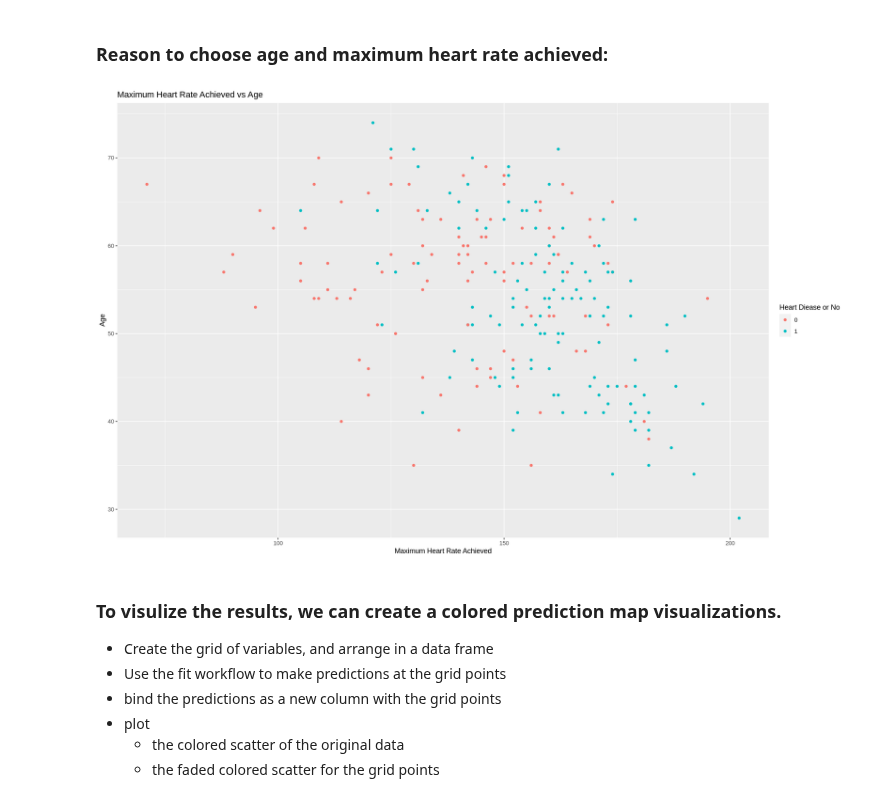
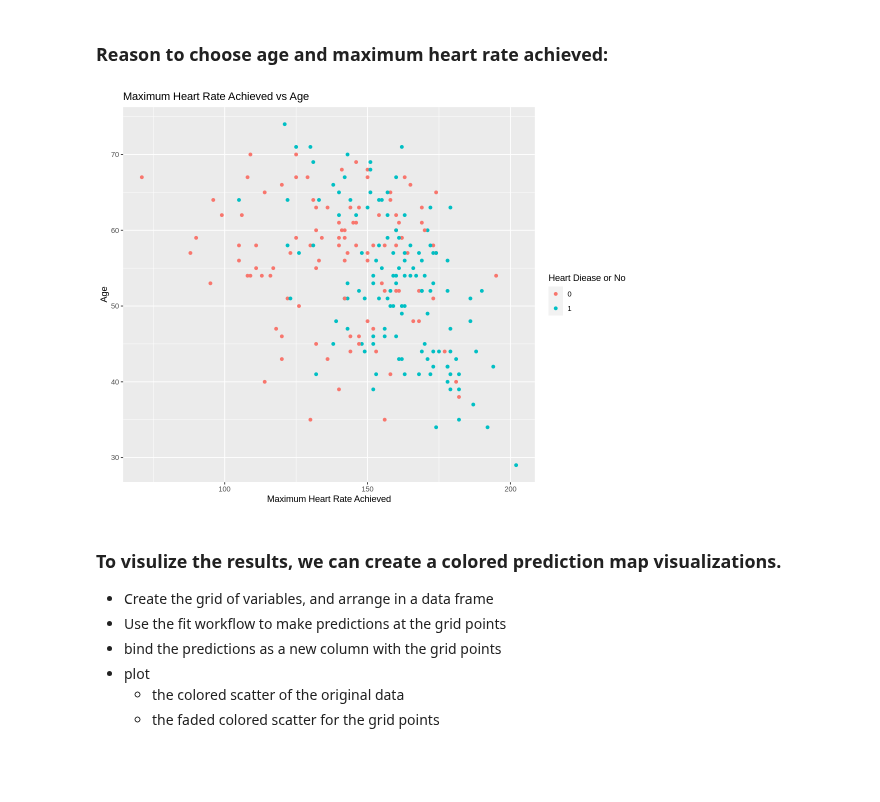
Before and after one commit to sadia-kd/DSCI-Project, a Jupyter notebook: Proposal.ipynb, the cells around one changed output. Saved outputs shown, nothing was run; the diff lists cells and outputs as text; code cells hidden in the pictures; blank space fills up the shorter version.

```diff
--- a/Proposal.ipynb
+++ b/Proposal.ipynb
@@ -200,15 +218,17 @@ plots
 # %% [markdown]
 ### Reason to choose age and maximum heart rate achieved:
 # %%
+options(repr.plot.width = 9, repr.plot.height = 7)
+
 heart_disease_var_check <- heart_disease_train %>%
     ggplot(aes(x = thalach, y=age, color = target)) +
     geom_point() +
     labs(x = "Maximum Heart Rate Achieved", y = "Age", color = "Heart Diease or No") +
     ggtitle("Maximum Heart Rate Achieved vs Age")
 
 heart_disease_var_check
 # %% [output]
-[figure, old version]
+[figure, new version]
 # %% [markdown]
 ### To visulize the results, we can create a colored prediction map visualizations.
    - Create the grid of variables, and arrange in a data frame
```
Also changed, not shown: parts of 10 cells of this notebook.
